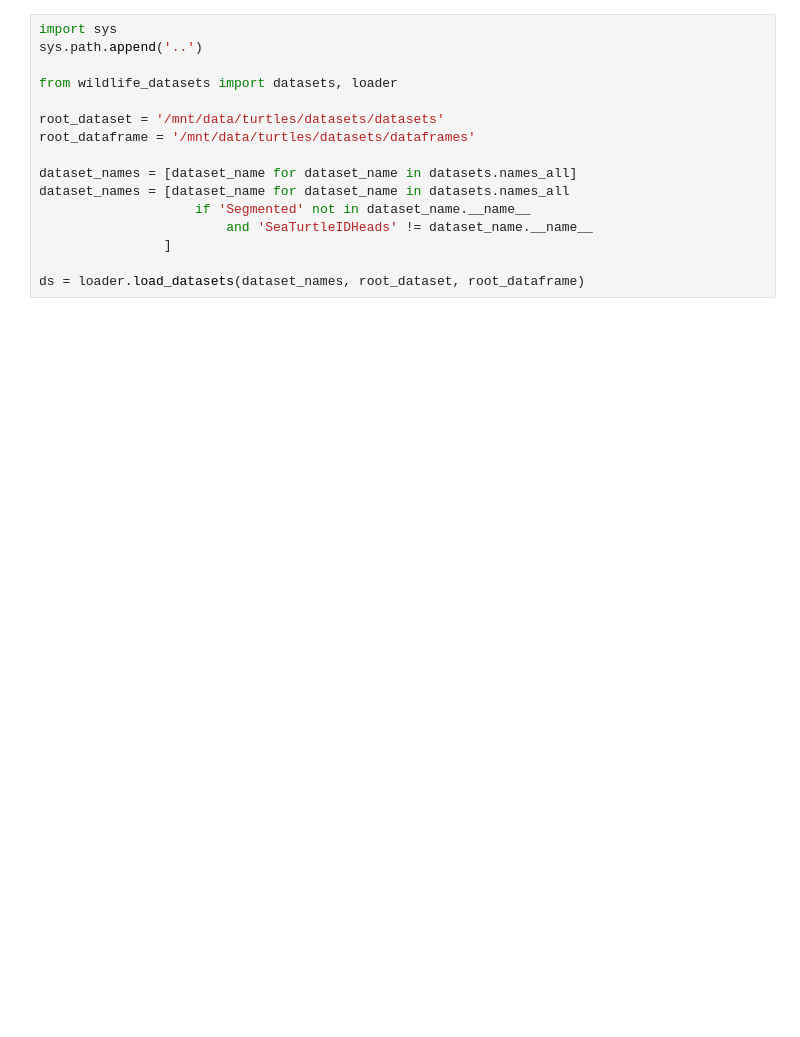
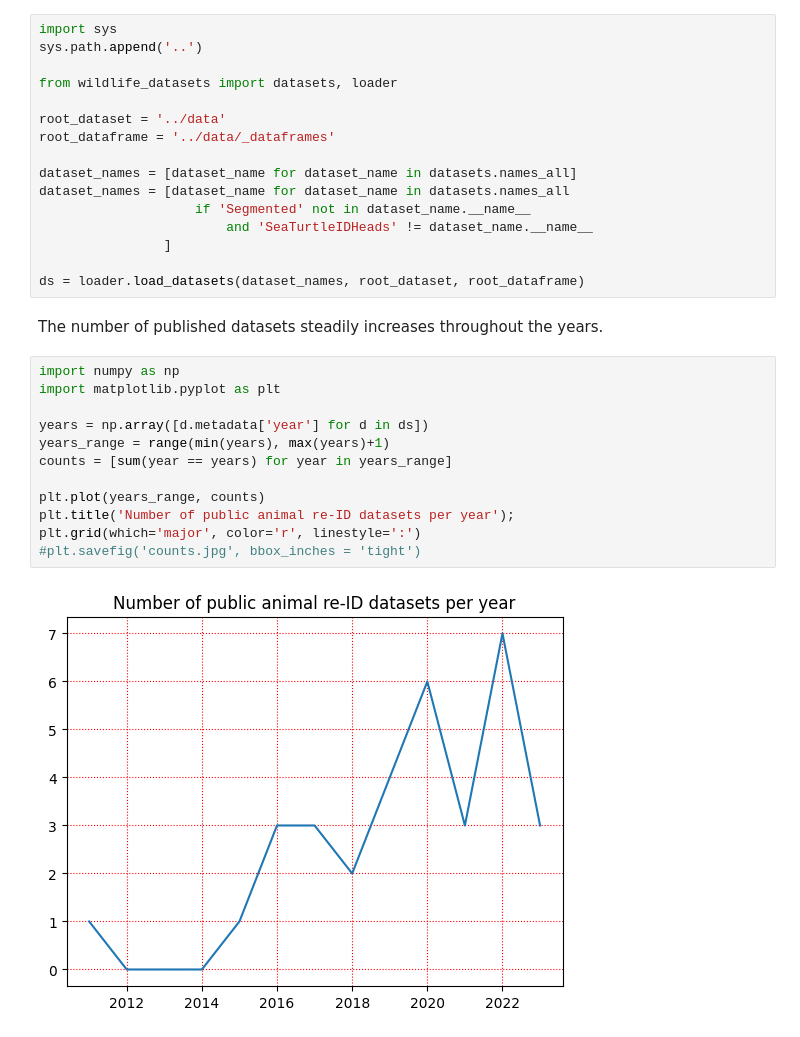
Before and after one commit to WildlifeDatasets/wildlife-datasets, a Jupyter notebook: notebooks/analysis.ipynb, the cells around one changed output. Cells and saved outputs as stored; diff of their text form; blank space fills up the shorter version.

```diff
--- a/notebooks/analysis.ipynb
+++ b/notebooks/analysis.ipynb
@@ -4,8 +8,8 @@ sys.path.append('..')
 
 from wildlife_datasets import datasets, loader
 
-root_dataset = '/mnt/data/turtles/datasets/datasets'
-root_dataframe = '/mnt/data/turtles/datasets/dataframes'
+root_dataset = '../data'
+root_dataframe = '../data/_dataframes'
 
 dataset_names = [dataset_name for dataset_name in datasets.names_all]
 dataset_names = [dataset_name for dataset_name in datasets.names_all
@@ -14,3 +18,19 @@ dataset_names = [dataset_name for dataset_name in datasets.names_all
                 ]
 
 ds = loader.load_datasets(dataset_names, root_dataset, root_dataframe)
+# %% [markdown]
+The number of published datasets steadily increases throughout the years.
+# %%
+import numpy as np
+import matplotlib.pyplot as plt
+
+years = np.array([d.metadata['year'] for d in ds])
+years_range = range(min(years), max(years)+1)
+counts = [sum(year == years) for year in years_range]
+
+plt.plot(years_range, counts)
+plt.title('Number of public animal re-ID datasets per year');
+plt.grid(which='major', color='r', linestyle=':')
+#plt.savefig('counts.jpg', bbox_inches = 'tight')
+# %% [output]
+[figure, added]
```
Also changed, not shown: parts of 7 cells of this notebook, 2 other files.
